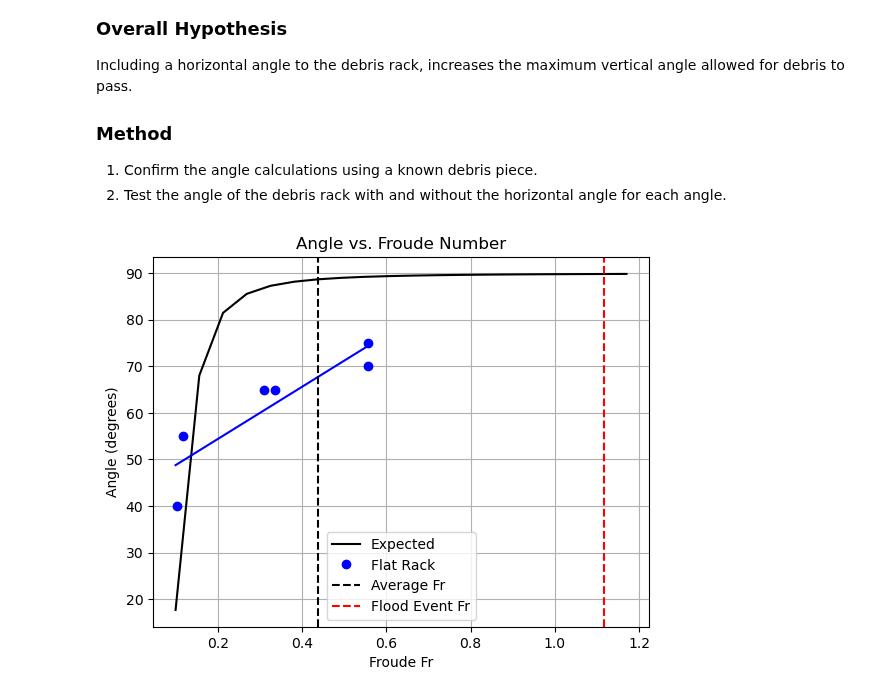
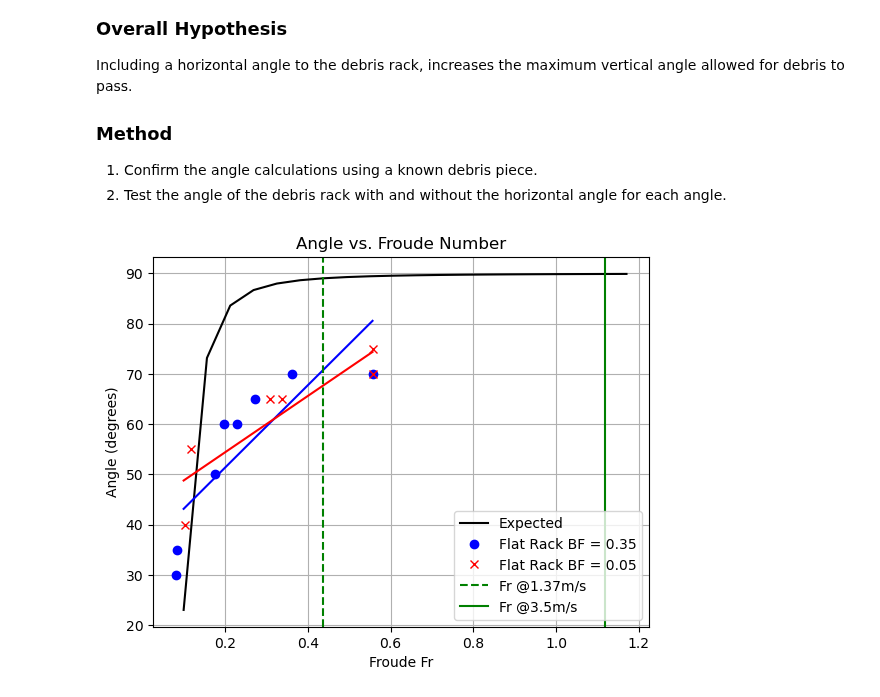
Before and after one commit to pilipb/DP5-code, a Jupyter notebook: flume.ipynb, the cells around one changed output. Drawn from its saved outputs; the diff is of its cells as text; code cells hidden in the pictures.

```diff
--- a/flume.ipynb
+++ b/flume.ipynb
@@ -42,41 +54,37 @@ for i in np.linspace(0.1, 3.5, 20):
 # %%
 import numpy as np
 import matplotlib.pyplot as plt
 
 # present data
 # plot the velocity on the x-axis and the angle on the y-axis
 plt.figure()
 plt.plot(np.linspace(0.1,1.17,20), exp_angles, '-', label='Expected', color='k')
-plt.plot(froude, flat_angles, 'o', label='Flat Rack', color='b')
+plt.plot(froude1, flat_angles1, 'o', label='Flat Rack BF = %s' %bf, color='b')
+plt.plot(froude2, flat_angles2, 'x', label='Flat Rack BF = %s' %bf2, color='r')
 # plt.plot(froude, angled_angles, 'x', label='Angled Rack', color='r')
 
 # draw a line of best fir for the flat rack and the angled rack
 # Calculate the line of best fit for flat_angles
-flat_fit = np.polyfit(froude, flat_angles, 1)
-flat_fit_fn = np.poly1d(flat_fit)
-
-# Calculate the line of best fit for angled_angles
-# angled_fit = np.polyfit(froude, angled_angles, 1)
-# angled_fit_fn = np.poly1d(angled_fit)
+flat_fit1 = np.polyfit(froude1, flat_angles1, 1)
+flat_fit_fn1 = np.poly1d(flat_fit1)
+flat_fit2 = np.polyfit(froude2, flat_angles2, 1)
+flat_fit_fn2 = np.poly1d(flat_fit2)
 
 # # Plot the line of best fit for flat_angles
-plt.plot(np.linspace(0.1, max(froude), 20), flat_fit_fn(np.linspace(0.1, max(froude), 20)), '-',color='b')
-
-# # Plot the line of best fit for angled_angles
-# plt.plot(np.linspace(0.1, max(froude), 20), angled_fit_fn(np.linspace(0.1, max(froude), 20)), '-', color='r', label='Angled Rack Fit')
-
+plt.plot(np.linspace(0.1, max(froude1), 20), flat_fit_fn1(np.linspace(0.1, max(froude1), 20)), '-',color='b')
+plt.plot(np.linspace(0.1, max(froude2), 20), flat_fit_fn2(np.linspace(0.1, max(froude2), 20)), '-',color='r')
 
 plt.xlabel('Froude Fr')
 plt.ylabel('Angle (degrees)')
 plt.title('Angle vs. Froude Number')
 
 # plot a vertical dashed line at the average operating Froude number and the flood event Froude number
 avg_froude = 0.437
 flood_froude = 1.117
-plt.axvline(x=avg_froude, color='k', linestyle='--', label='Average Fr')
-plt.axvline(x=flood_froude, color='r', linestyle='--', label='Flood Event Fr')
+plt.axvline(x=avg_froude, color='g', linestyle='--', label='Fr @1.37m/s')
+plt.axvline(x=flood_froude, color='g', linestyle='-', label='Fr @3.5m/s')
 plt.legend()
 plt.grid()
 plt.show()
 # %% [output]
-[figure, old version]
+[figure, new version]
```
Also changed, not shown: parts of 1 cell of this notebook, 6 other files.
